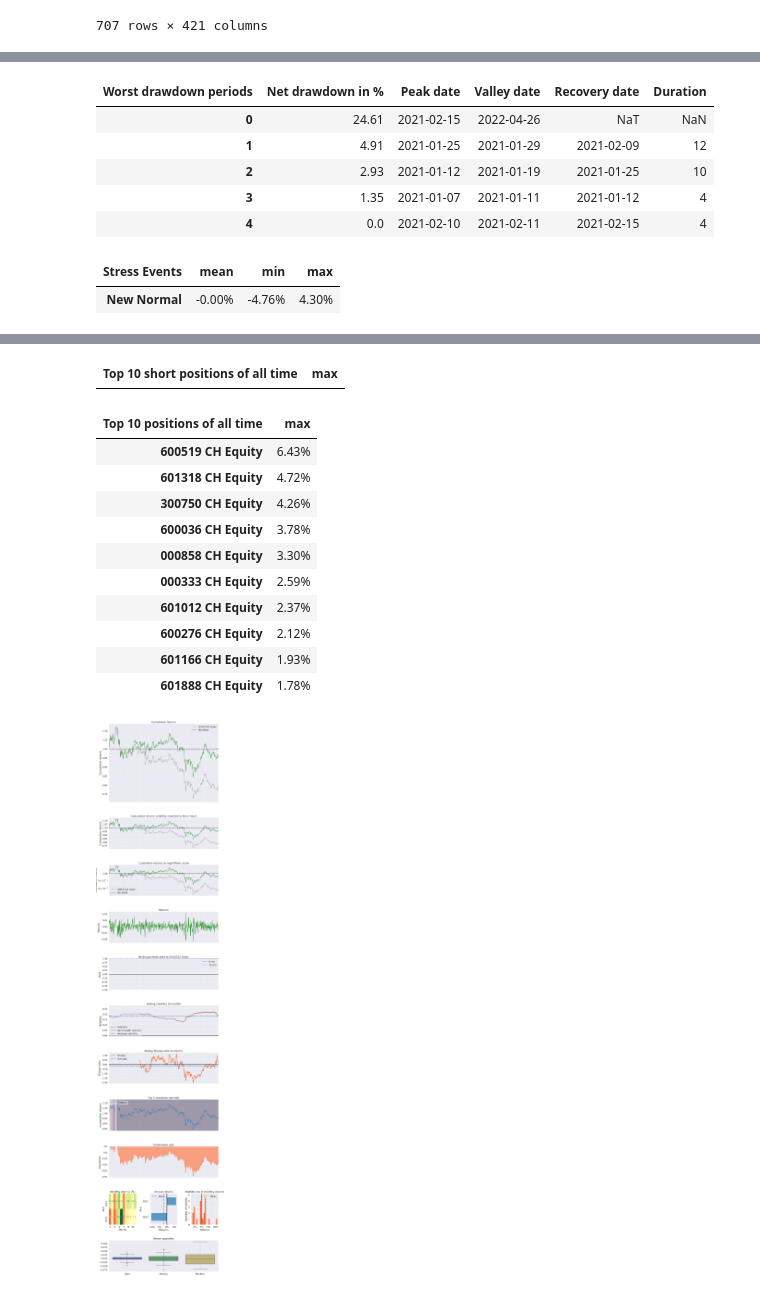
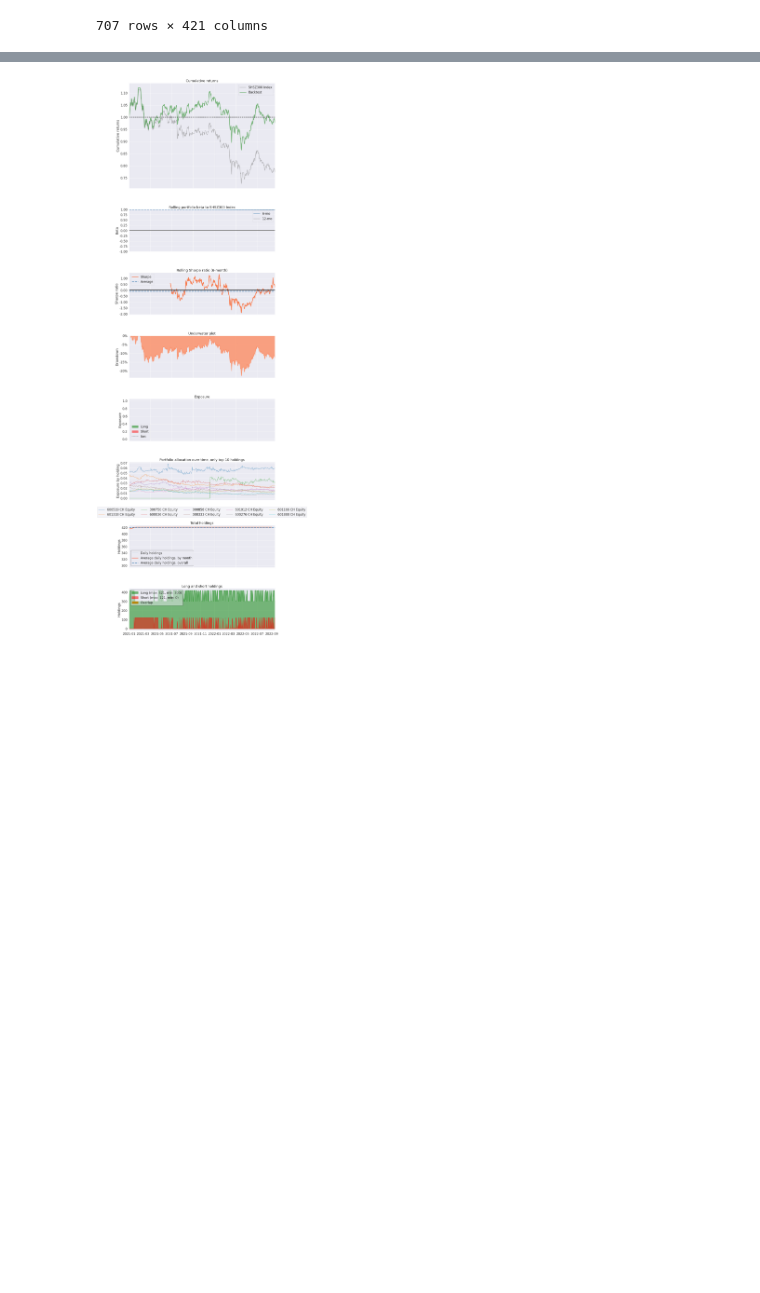
Before and after one commit to jxwng/index-optimizer, a Jupyter notebook: example.ipynb, the cells around one changed output, grey strips where cells are left out. Saved outputs shown, nothing was run; the diff lists cells and outputs as text; code cells hidden in the pictures; blank space fills up the shorter version.

Commit message:
* remove tcost, control turnover via constraint * update outputs * add project descriptions in notebook

```diff
--- a/example.ipynb
+++ b/example.ipynb
@@ -56,5 +128,10 @@ ir_policy = IndexRebalOpt(alpha, [gamma_risk * risk_model, gamma_trade * tcost_m
+# %%
+# build optimizer policy
+ir_policy = IndexRebalOpt(alpha, [gamma_risk * risk_model], idx_weight,
+                          tracking_error=0.03, turnover_limit=0.15)
 # %%
 # build initial portfolio
 # "Suppose we initially have a basket of $10 million CSI300 underlying stocks, with equal weights."
-init_port = (idx_weight.loc[sim_start_date] > 0) * 10e6 / 300
+init_port = idx_weight.loc[sim_start_date] * 10e6
 init_port['cash'] = 0
+init_port
@@ -66,7 +226,7 @@ result.summary()
 # %%
 # analytics
 benchmark_rets = get_index_ret(index)
-pf.create_full_tear_sheet(result.returns, positions=result.h, benchmark_rets=benchmark_rets[index])
+pf.create_simple_tear_sheet(result.returns, positions=result.h, benchmark_rets=benchmark_rets[index])
 # %% [output]
 | Start date | 2021-01-01 |  |
 | End date | 2022-09-15 |  |
@@ -90,9 +250 @@ pf.create_full_tear_sheet(result.returns, positions=result.h, benchmark_rets=ben
 | Beta | 0.99 |
-| Worst drawdown periods | Net drawdown in % | Peak date | Valley date | Recovery date | Duration |
-| 0 | 24.61 | 2021-02-15 | 2022-04-26 | NaT | NaN |
-| 1 | 4.91 | 2021-01-25 | 2021-01-29 | 2021-02-09 | 12 |
-| 2 | 2.93 | 2021-01-12 | 2021-01-19 | 2021-01-25 | 10 |
-| 3 | 1.35 | 2021-01-07 | 2021-01-11 | 2021-01-12 | 4 |
-| 4 | 0.0 | 2021-02-10 | 2021-02-11 | 2021-02-15 | 4 |
-| Stress Events | mean | min | max |
-| New Normal | -0.00% | -4.76% | 4.30% |
@@ -110,13 +251 @@ pf.create_full_tear_sheet(result.returns, positions=result.h, benchmark_rets=ben
-| Top 10 short positions of all time | max |
-| Top 10 positions of all time | max |
-| 600519 CH Equity | 6.43% |
-| 601318 CH Equity | 4.72% |
-| 300750 CH Equity | 4.26% |
-| 600036 CH Equity | 3.78% |
-| 000858 CH Equity | 3.30% |
-| 000333 CH Equity | 2.59% |
-| 601012 CH Equity | 2.37% |
-| 600276 CH Equity | 2.12% |
-| 601166 CH Equity | 1.93% |
-| 601888 CH Equity | 1.78% |
-[figure, old version]
+[figure, new version]
```
Also changed, not shown: parts of 19 cells of this notebook, 7 other files.
